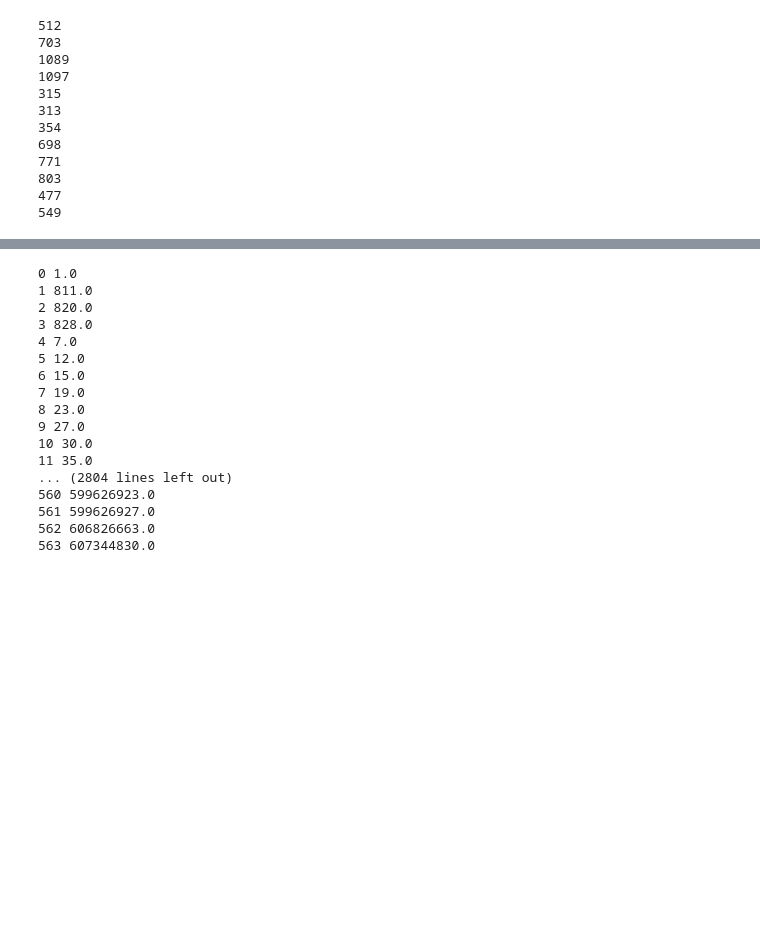
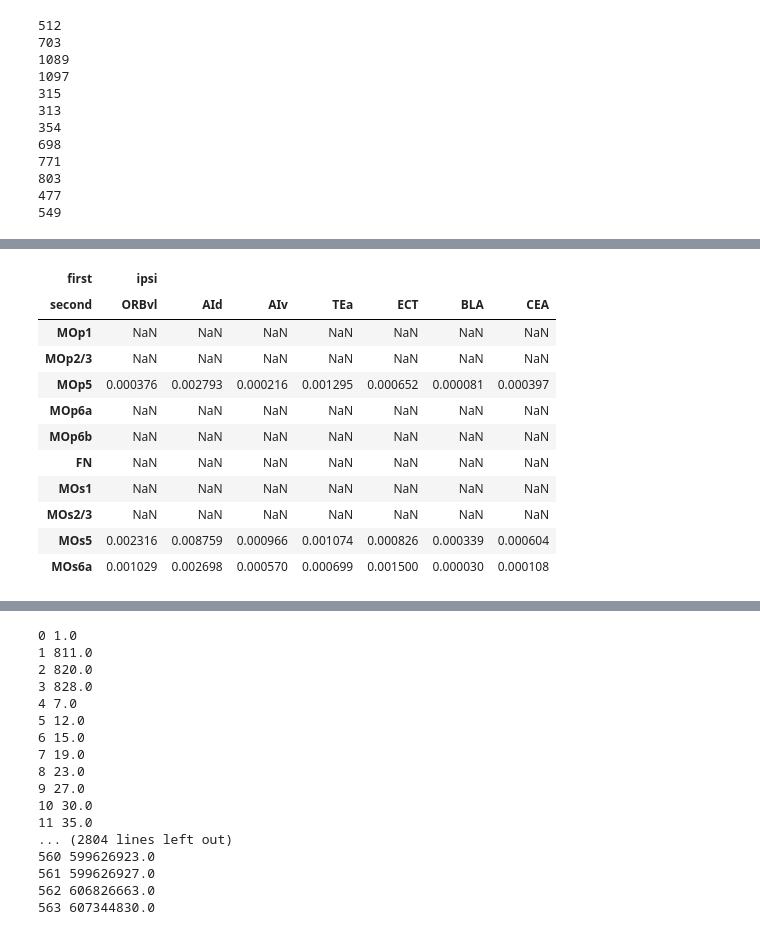
Before and after one commit to AllenInstitute/mouse_connectivity_models, a Jupyter notebook: analyses/paper/connectivitycreation/ELLeafSurfaceLeafSmooth_GetConnectivity_Leafsource_Summarytarget.ipynb, the cells around one changed output, grey strips where cells are left out. Saved outputs shown, nothing was run; the diff lists cells and outputs as text; code cells hidden in the pictures; blank space fills up the shorter version.

```diff
--- a/analyses/paper/connectivitycreation/ELLeafSurfaceLeafSmooth_GetConnectivity_Leafsource_Summarytarget.ipynb
+++ b/analyses/paper/connectivitycreation/ELLeafSurfaceLeafSmooth_GetConnectivity_Leafsource_Summarytarget.ipynb
@@ -967,0 +1045,15 @@ with open('data/info/leafs.pickle', 'rb') as handle:
+# %%
+crbp.loc[:,targ_reg]
+# %% [output]
+| first | ipsi |  |  |  |  |  |  |
+| second | ORBvl | AId | AIv | TEa | ECT | BLA | CEA |
+| MOp1 | NaN | NaN | NaN | NaN | NaN | NaN | NaN |
+| MOp2/3 | NaN | NaN | NaN | NaN | NaN | NaN | NaN |
+| MOp5 | 0.000376 | 0.002793 | 0.000216 | 0.001295 | 0.000652 | 0.000081 | 0.000397 |
+| MOp6a | NaN | NaN | NaN | NaN | NaN | NaN | NaN |
+| MOp6b | NaN | NaN | NaN | NaN | NaN | NaN | NaN |
+| FN | NaN | NaN | NaN | NaN | NaN | NaN | NaN |
+| MOs1 | NaN | NaN | NaN | NaN | NaN | NaN | NaN |
+| MOs2/3 | NaN | NaN | NaN | NaN | NaN | NaN | NaN |
+| MOs5 | 0.002316 | 0.008759 | 0.000966 | 0.001074 | 0.000826 | 0.000339 | 0.000604 |
+| MOs6a | 0.001029 | 0.002698 | 0.000570 | 0.000699 | 0.001500 | 0.000030 | 0.000108 |
```
Also changed, not shown: parts of 13 cells of this notebook, 13 other files.
